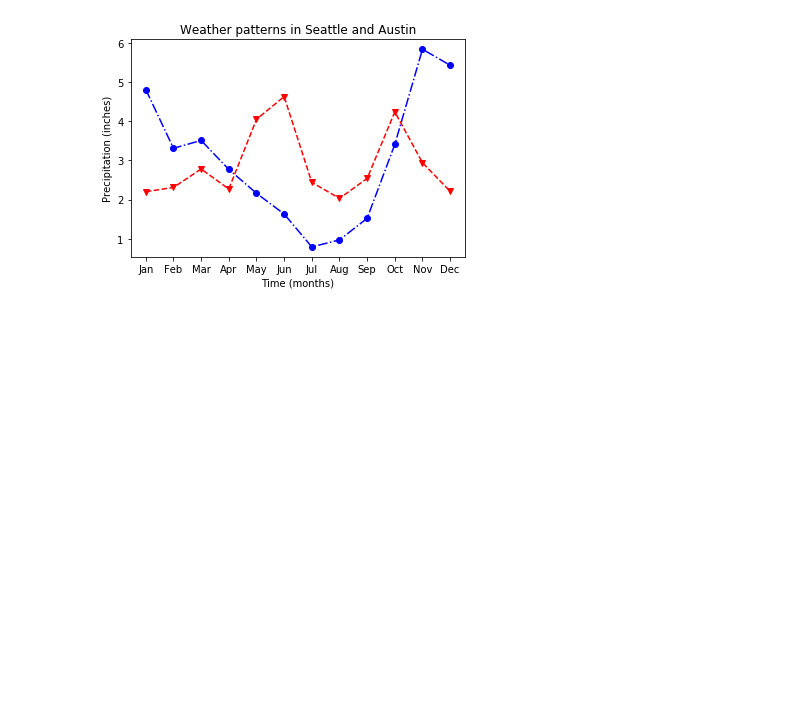
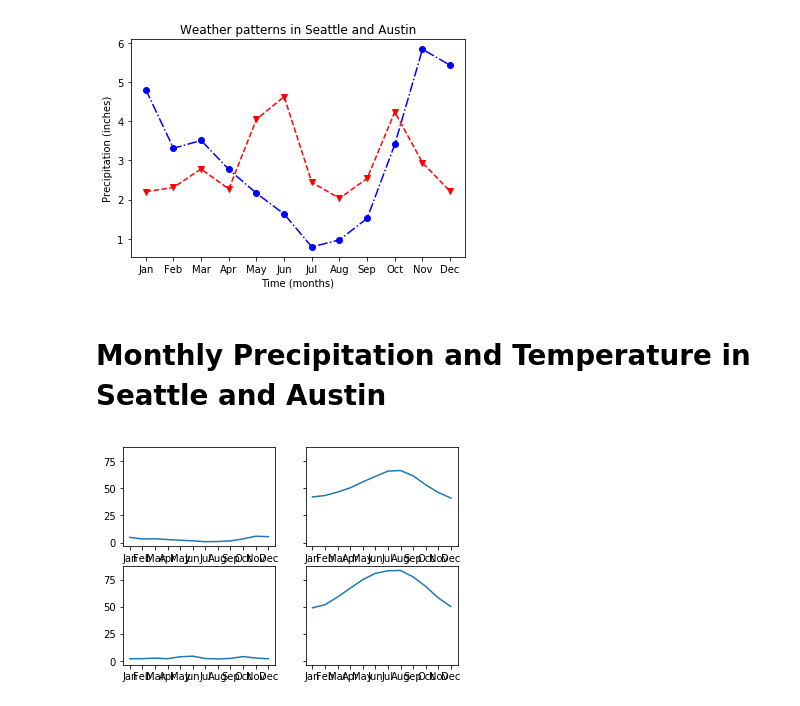
Before and after one commit to VictorOmondi1997/Visualizing-Weather-Data, a Jupyter notebook: notebooks/Weather Visualization.ipynb, the cells around one changed output. Cells and saved outputs as stored; diff of their text form; code cells hidden in the pictures; blank space fills up the shorter version.

Commit message:
Visualize Precipitation data for Seattle and Austin

```diff
--- a/notebooks/Weather Visualization.ipynb
+++ b/notebooks/Weather Visualization.ipynb
@@ -46,3 +46,14 @@ ax.set_title('Weather patterns in Seattle and Austin')
 plt.show()
 # %% [output]
 [figure]
+# %% [markdown]
+# Monthly Precipitation and Temperature in Seattle and Austin
+# %%
+fig,ax=plt.subplots(2,2, sharey=True)
+ax[0,0].plot(seattle_weather['MONTH'], seattle_weather['MLY-PRCP-NORMAL'])
+ax[0,1].plot(seattle_weather['MONTH'], seattle_weather['MLY-TAVG-NORMAL'])
+ax[1,0].plot(austin_weather['MONTH'], austin_weather['MLY-PRCP-NORMAL'])
+ax[1,1].plot(austin_weather['MONTH'], austin_weather['MLY-TAVG-NORMAL'])
+plt.show()
+# %% [output]
+[figure, added]
```
Also changed, not shown: parts of 2 cells of this notebook.
